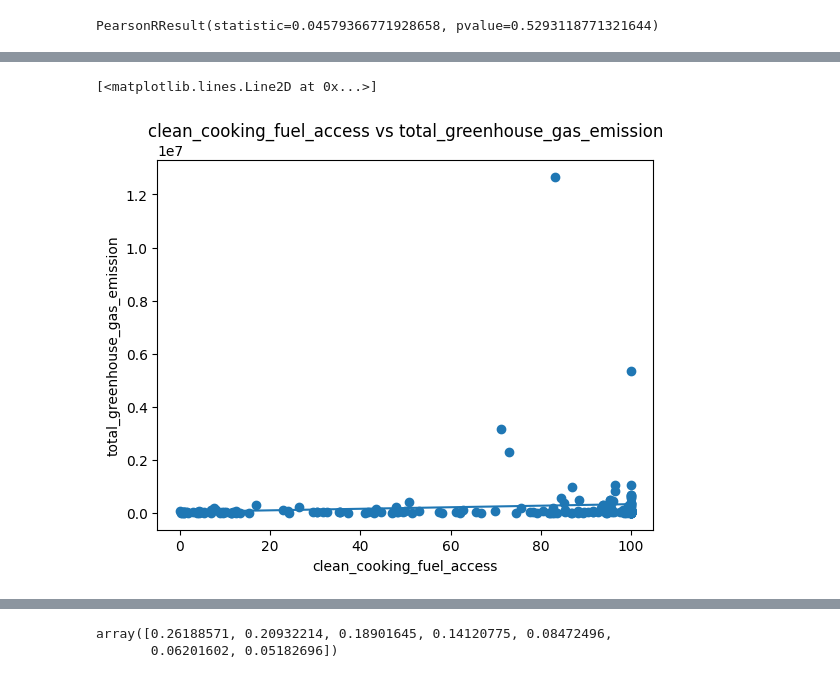
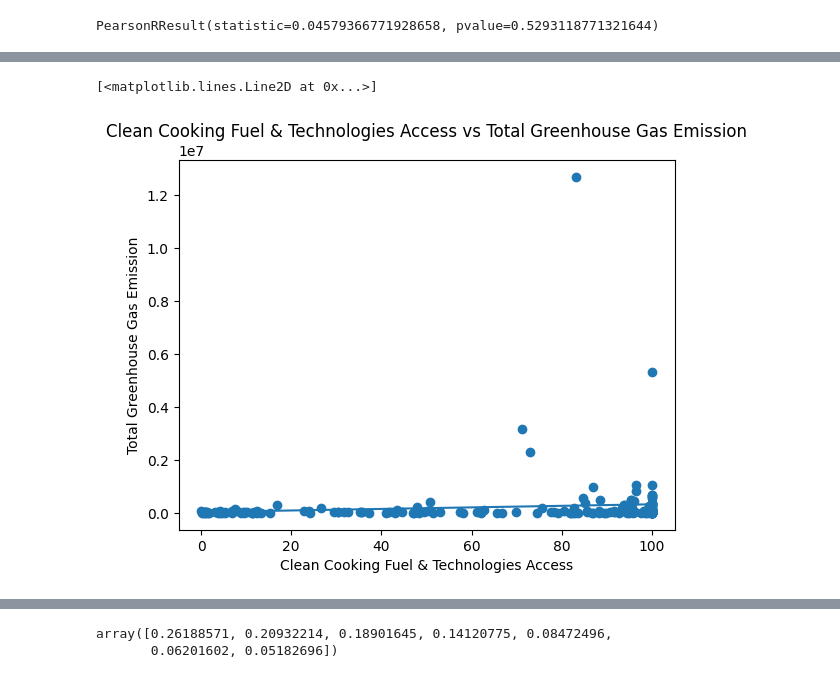
Before and after one commit to luanakimley/low-carbon-development-composite-index, a Jupyter notebook: multivariate_analysis.ipynb, the cells around one changed output, grey strips where cells are left out. Drawn from its saved outputs; the diff is of its cells as text; code cells hidden in the pictures.

```diff
--- a/multivariate_analysis.ipynb
+++ b/multivariate_analysis.ipynb
@@ -12,6 +12,6 @@ import seaborn as sns
 pd.set_option('display.max_columns', None)
 pd.set_option('display.max_rows', None)
 # %%
-lcdci_df = pd.read_csv('lcdci.csv')
+lcdci_df = pd.read_csv('lcdci/lcdci.csv')
 lcdci_df
 # %% [output]
@@ -464,12 +478,12 @@ PearsonRResult(statistic=-0.6868621156135947, pvalue=5.367738579477971e-28)
 # %%
-plt.title("clean_cooking_fuel_access vs total_greenhouse_gas_emission")
-plt.xlabel("clean_cooking_fuel_access")
-plt.ylabel("total_greenhouse_gas_emission")
+plt.title("Clean Cooking Fuel & Technologies Access vs Total Greenhouse Gas Emission")
+plt.xlabel("Clean Cooking Fuel & Technologies Access")
+plt.ylabel("Total Greenhouse Gas Emission")
 plt.scatter(clean_cooking_fuel_access, total_greenhouse_gas_emission)
 plt.plot(np.unique(clean_cooking_fuel_access), np.poly1d(np.polyfit(clean_cooking_fuel_access, total_greenhouse_gas_emission, 1))(np.unique(clean_cooking_fuel_access)))
 # %% [output]
 [<matplotlib.lines.Line2D at 0x...>]
-[figure, old version]
+[figure, new version]
 # %%
 corr = pearsonr(clean_cooking_fuel_access, total_greenhouse_gas_emission)
 corr
```
Also changed, not shown: parts of 86 cells of this notebook.
